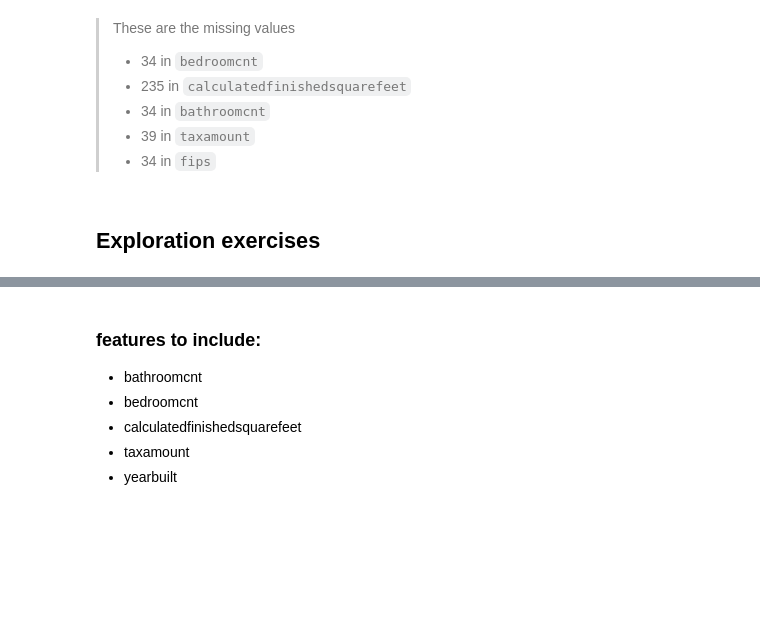
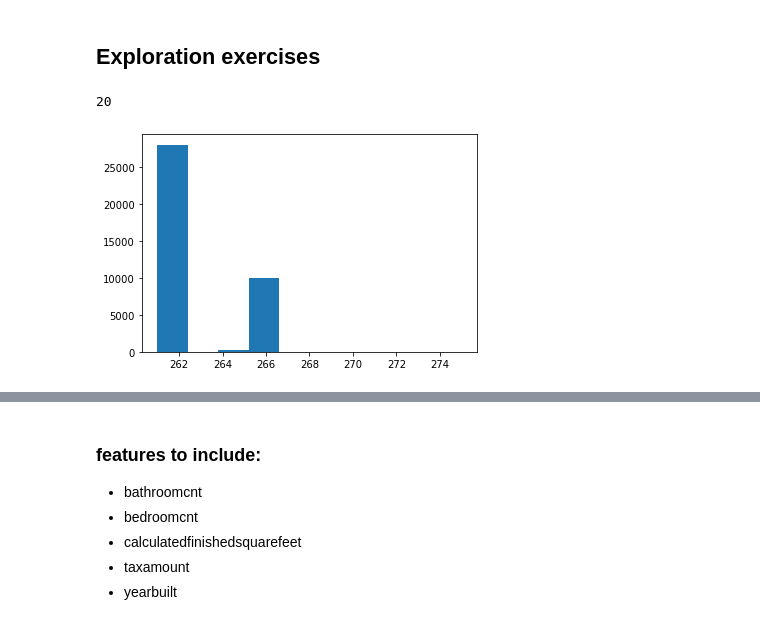
Before and after one commit to mariamnaqvi/predicting_property_values, a Jupyter notebook: scratchpad.ipynb, the cells around one changed output, grey strips where cells are left out. Cells and saved outputs as stored; diff of their text form; code cells hidden in the pictures; blank space fills up the shorter version.

```diff
--- a/scratchpad.ipynb
+++ b/scratchpad.ipynb
@@ -90,9 +145,12 @@ memory usage: 2.5+ MB
-# %% [markdown]
-> These are the missing values
-> - 34 in `bedroomcnt`
-> - 235 in `calculatedfinishedsquarefeet`
-> - 34 in `bathroomcnt`
-> - 39 in `taxamount`
-> - 34 in `fips`
 # %% [markdown]
 ## Exploration exercises
+# %%
+df.bathroomcnt.nunique()
+# %% [output]
+20
+# %%
+df.propertylandusetypeid.hist()
+plt.grid(False)
+plt.show()
+# %% [output]
+[figure, added]
```
Also changed, not shown: parts of 75 cells of this notebook.
